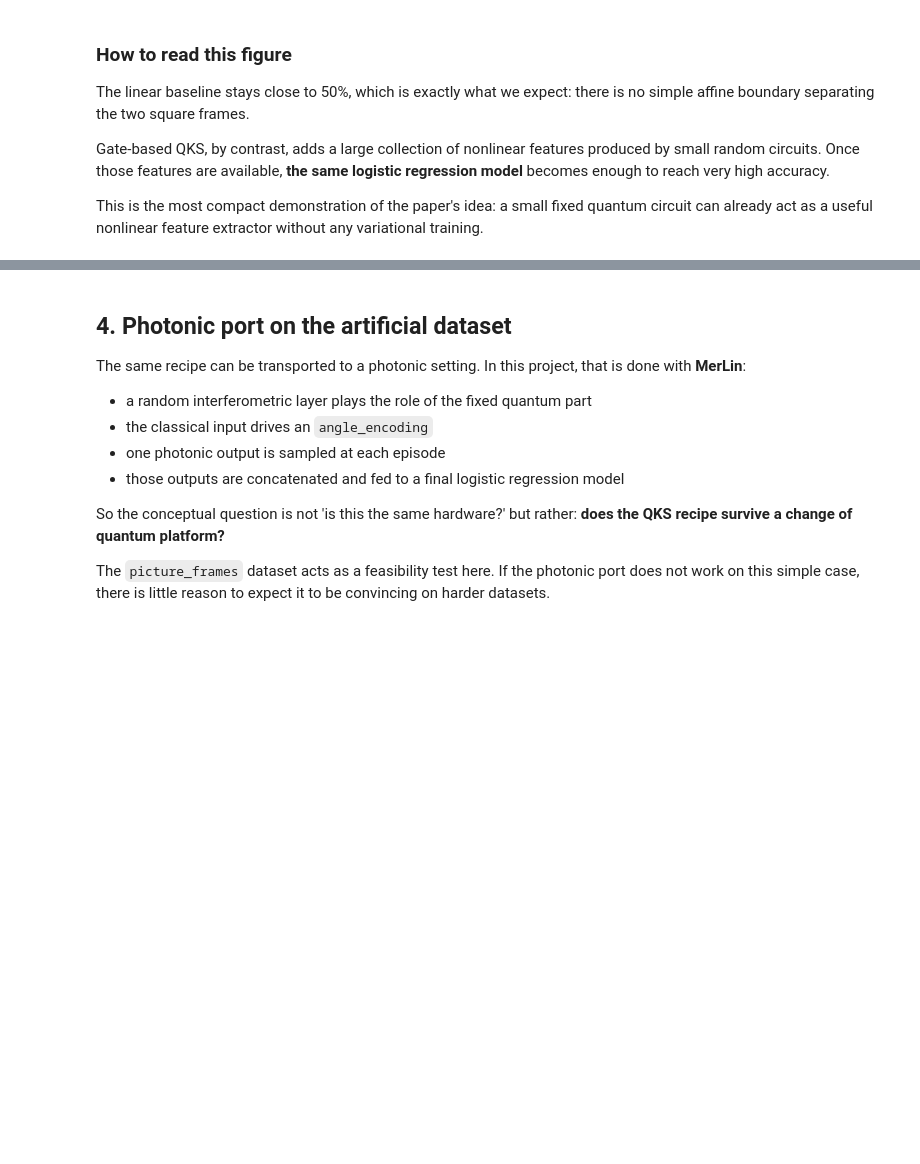
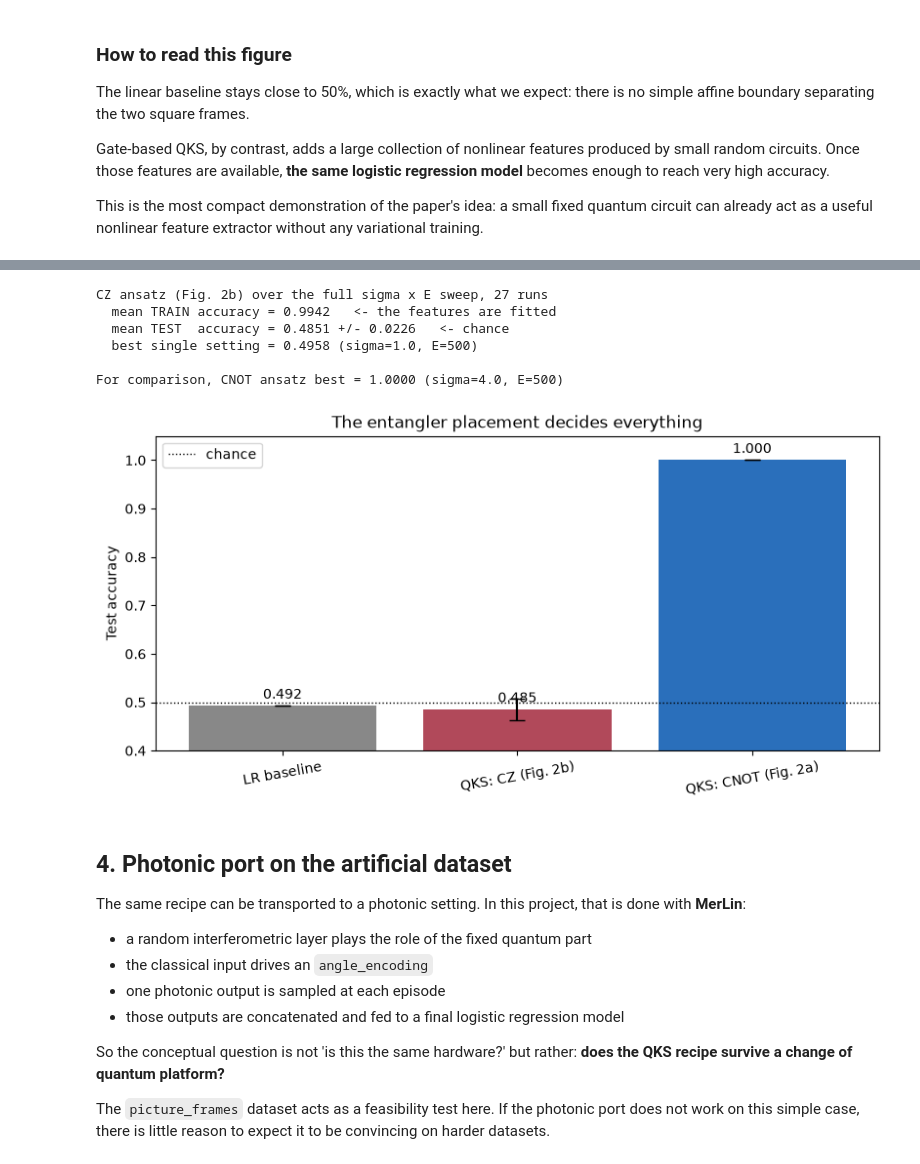
Before and after one commit to merlinquantum/reproduced_papers, a Jupyter notebook: papers/quantum_kitchen_sinks/notebook.ipynb, the cells around one changed output, grey strips where cells are left out. Cells and saved outputs as stored; diff of their text form; code cells hidden in the pictures; blank space fills up the shorter version.

```diff
--- a/papers/quantum_kitchen_sinks/notebook.ipynb
+++ b/papers/quantum_kitchen_sinks/notebook.ipynb
@@ -223,3 +278,46 @@ This is the most compact demonstration of the paper's idea: a small fixed quantu
+# %%
+cz_metrics = load_metrics(CZ_RUN)
+cz_rows = cz_metrics['results']
+
+cz_test = [row['test_accuracy'] for row in cz_rows]
+cz_train = [row['train_accuracy'] for row in cz_rows]
+cz_test_mean, cz_test_std = mean_std(cz_test)
+cz_train_mean, _ = mean_std(cz_train)
+
+cz_summary = summarize_results(cz_rows, ['sigma', 'n_episodes'])
+best_cz = max(cz_summary, key=lambda row: row['mean_accuracy'])
+
+print(f'CZ ansatz (Fig. 2b) over the full sigma x E sweep, {len(cz_rows)} runs')
+print(f'  mean TRAIN accuracy = {cz_train_mean:.4f}   <- the features are fitted')
+print(f'  mean TEST  accuracy = {cz_test_mean:.4f} +/- {cz_test_std:.4f}   <- chance')
+print(f'  best single setting = {best_cz["mean_accuracy"]:.4f} '
+      f'(sigma={best_cz["sigma"]}, E={best_cz["n_episodes"]})')
+print()
+print(f'For comparison, CNOT ansatz best = {best_gate["mean_accuracy"]:.4f} '
+      f'(sigma={best_gate["sigma"]}, E={best_gate["n_episodes"]})')
+
+fig, ax = plt.subplots(figsize=(8, 4), constrained_layout=True)
+labels = ['LR baseline', 'QKS: CZ (Fig. 2b)', 'QKS: CNOT (Fig. 2a)']
+means = [lr_mean, cz_test_mean, best_gate['mean_accuracy']]
+stds = [lr_std, cz_test_std, best_gate['std_accuracy']]
+ax.bar(labels, means, yerr=stds, capsize=6, color=['#888888', '#b1495a', '#2a6fbb'])
+ax.axhline(0.5, color='black', ls=':', lw=1, label='chance')
+ax.set_ylim(0.4, 1.05)
+ax.set_ylabel('Test accuracy')
+ax.set_title('The entangler placement decides everything')
+for i, value in enumerate(means):
+    ax.text(i, value + 0.015, f'{value:.3f}', ha='center')
+ax.legend(loc='upper left')
+plt.xticks(rotation=10)
+plt.show()
+# %% [output]
+CZ ansatz (Fig. 2b) over the full sigma x E sweep, 27 runs
+  mean TRAIN accuracy = 0.9942   <- the features are fitted
+  mean TEST  accuracy = 0.4851 +/- 0.0226   <- chance
+  best single setting = 0.4958 (sigma=1.0, E=500)
+
+For comparison, CNOT ansatz best = 1.0000 (sigma=4.0, E=500)
+[figure, added]
 # %% [markdown]
 ## 4. Photonic port on the artificial dataset
 
```
Also changed, not shown: parts of 8 cells of this notebook, 7 other files.
